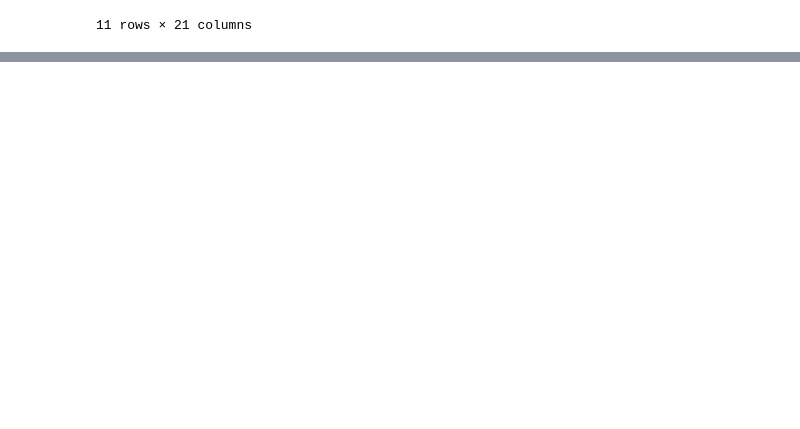
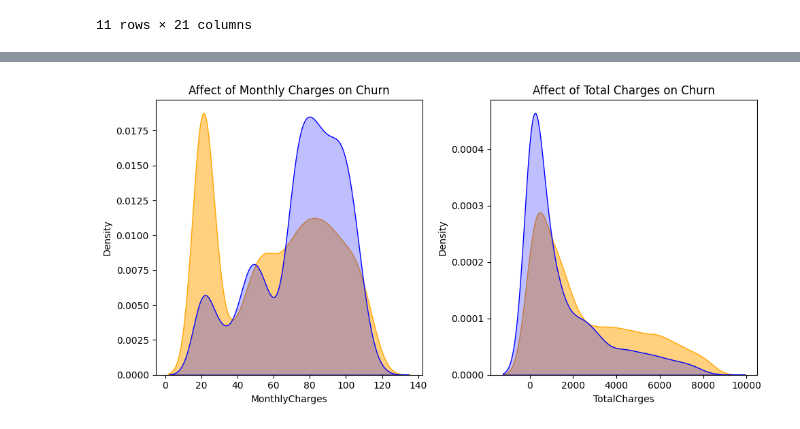
Before and after one commit to Kovindu555/Customer-Churn-Prediction, a Jupyter notebook: EDA.ipynb, the cells around one changed output, grey strips where cells are left out. Cells and saved outputs as stored; diff of their text form; code cells hidden in the pictures; blank space fills up the shorter version.

```diff
--- a/EDA.ipynb
+++ b/EDA.ipynb
@@ -238,0 +264,5 @@ df
+# %%
+# convertion of 'Churn' into binary mode
+
+df['Churn'] = np.where(df.Churn == 'Yes', 1, 0)
+df.sample(4)
@@ -238,0 +275,4 @@ df
+# %%
+# creating dummy varibles for each possible column in the dataset
+df_dummies = pd.get_dummies(data = df)
+df_dummies.tail(3)
@@ -238,0 +285,19 @@ df
+# %%
+# Visualization of the affect of the MonthlyCharges and TotalCharges on Churn
+
+fig, ax = plt.subplots(1, 2, figsize=(10,5))
+
+# Visualization of the affect of the MonthlyCharges on Churn
+sns.kdeplot(data = df_dummies[df_dummies['Churn'] == 1], x='MonthlyCharges', ax = ax[0], color='blue', fill=True, zorder=2)
+sns.kdeplot(data = df_dummies[df_dummies['Churn'] == 0], x='MonthlyCharges', ax = ax[0], color='orange', alpha=0.5, fill=True, zorder=1)
+ax[0].set_title('Affect of Monthly Charges on Churn')
+
+# Visualization of the affect of the TotalCharges on Churn
+sns.kdeplot(data = df_dummies[df_dummies['Churn'] == 1], x='TotalCharges', ax = ax[1], color='blue', fill=True, zorder=2)
+sns.kdeplot(data = df_dummies[df_dummies['Churn'] == 0], x='TotalCharges', ax = ax[1] ,color='orange', alpha=0.5, fill=True, zorder=1)
+ax[1].set_title('Affect of Total Charges on Churn')
+
+plt.tight_layout()
+plt.show()
+# %% [output]
+[figure, added]
```
Also changed, not shown: parts of 13 cells of this notebook.
